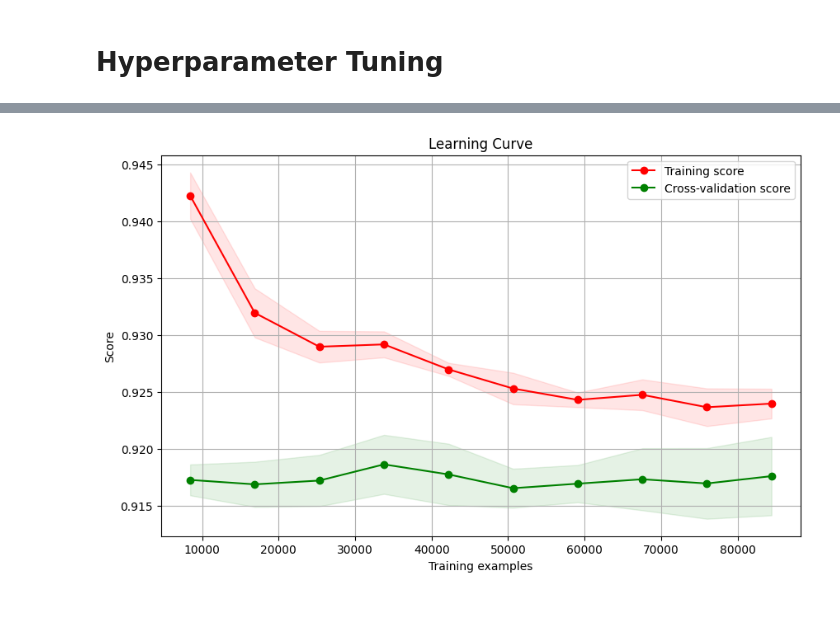
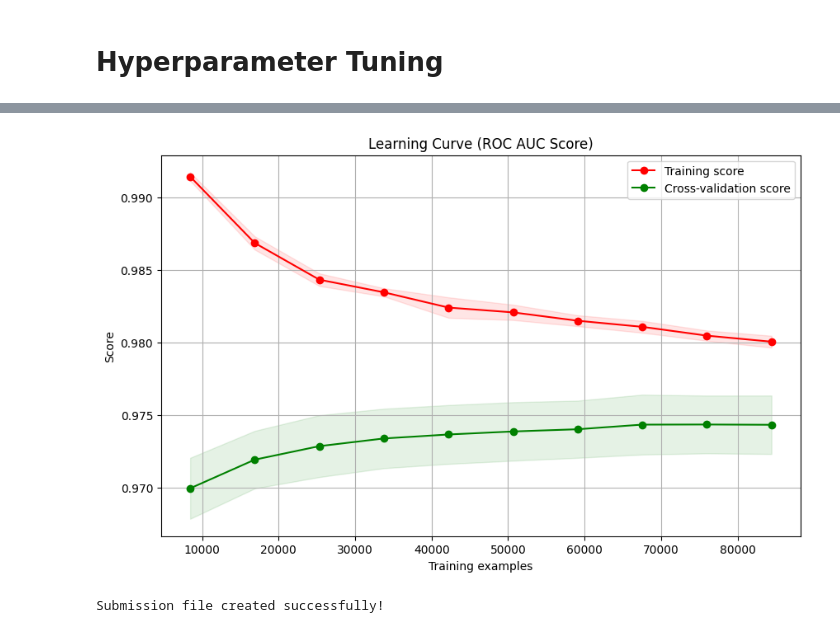
Before and after one commit to negar-ai/Kaggle-Competition, a Jupyter notebook: ExploringMentalHealthDataset.ipynb, the cells around one changed output, grey strips where cells are left out. Cells and saved outputs as stored; diff of their text form; code cells hidden in the pictures.

Commit message:
Kaggle Notebook | Exploring Mental Health Dataset | Version 3

```diff
--- a/ExploringMentalHealthDataset.ipynb
+++ b/ExploringMentalHealthDataset.ipynb
@@ -270,25 +279,2 @@ Test F1 Score: 0.757919904363419
 # %% [markdown]
 # Hyperparameter Tuning
-# %%
-param_dist = {
-    'n_estimators': np.arange(50, 201, 50),
-    'max_depth': list(np.arange(5, 26, 5))
-}
-random_search = RandomizedSearchCV(
-    estimator=randomForest ,
-    param_distributions=param_dist,
-    n_iter=10,
-    cv=5,
-    scoring='f1_micro',
-    verbose=2,
-    random_state=42,
-    n_jobs=-1
-)
-
-
-random_search.fit(X_train, y_train)
-
-print(f"Best parameters found: {random_search.best_params_}")
-print(f"Best cross-validation score: {random_search.best_score_:.4f}")
-
-best_rf = random_search.best_estimator_
@@ -298,0 +309,4 @@ Best cross-validation score: 0.9328
+# %%
+bestXGB.fit(X_train, y_train)
+print(f"\nBest parameters found: {bestXGB.best_params_}")
+print(f"Best cross-validation score ({bestXGB.scoring}): {bestXGB.best_score_:.4f}")
@@ -298,0 +348,14 @@ Best cross-validation score: 0.9328
+# %%
+best_xgb_model = bestXGB.best_estimator_
+
+y_pred_best = best_xgb_model.predict(X_test)
+y_pred_proba_best = best_xgb_model.predict_proba(X_test)[:, 1] # Probability for the positive class
+
+accuracy_best = accuracy_score(y_test, y_pred_best)
+roc_auc_best = roc_auc_score(y_test, y_pred_proba_best) # ROC AUC requires probabilities
+
+print(f"Test Set Accuracy: {accuracy_best:.4f}")
+print(f"Test Set ROC AUC: {roc_auc_best:.4f}")
+
+print("\nClassification Report on Test Set:")
+print(classification_report(y_test, y_pred_best))
@@ -299,22 +375,22 @@ Best cross-validation score: 0.9328
 # %%
 # Plot a learning curve
-train_sizes, train_scores, test_scores = learning_curve(randomForest, X_train, y_train, cv=5, n_jobs=-1, train_sizes=np.linspace(0.1, 1.0, 10), scoring='f1_micro')
+train_sizes, train_scores, test_scores = learning_curve(best_xgb_model, X_train, y_train, cv=5, n_jobs=-1,scoring='roc_auc', train_sizes=np.linspace(0.1, 1.0, 10))
 
 train_scores_mean = np.mean(train_scores, axis=1)
 train_scores_std = np.std(train_scores, axis=1)
 test_scores_mean = np.mean(test_scores, axis=1)
 test_scores_std = np.std(test_scores, axis=1)
 
 plt.figure(figsize=(10, 6))
 plt.fill_between(train_sizes, train_scores_mean - train_scores_std, train_scores_mean + train_scores_std, alpha=0.1, color="r")
 plt.fill_between(train_sizes, test_scores_mean - test_scores_std, test_scores_mean + test_scores_std, alpha=0.1, color="g")
 plt.plot(train_sizes, train_scores_mean, 'o-', color="r", label="Training score")
 plt.plot(train_sizes, test_scores_mean, 'o-', color="g", label="Cross-validation score")
-plt.title("Learning Curve")
+plt.title("Learning Curve (ROC AUC Score)")
 plt.xlabel("Training examples")
 plt.ylabel("Score")
 plt.legend(loc="best")
 plt.grid()
 plt.show()
 # %% [output]
-[figure, old version]
+[figure, new version]
@@ -323,0 +397,8 @@ test_pred = randomForest.predict(test)
+# %%
+sample_submission = pd.read_csv("/kaggle/input/playground-series-s4e11/sample_submission.csv")
+y_pred = best_xgb_model.predict(test)
+submission_df = pd.DataFrame({'id': sample_submission['id'], 'Depression': y_pred})
+submission_df.to_csv('submission.csv', index=False)
+print("Submission file created successfully!")
+# %% [output]
+Submission file created successfully!
```
Also changed, not shown: parts of 13 cells of this notebook.
